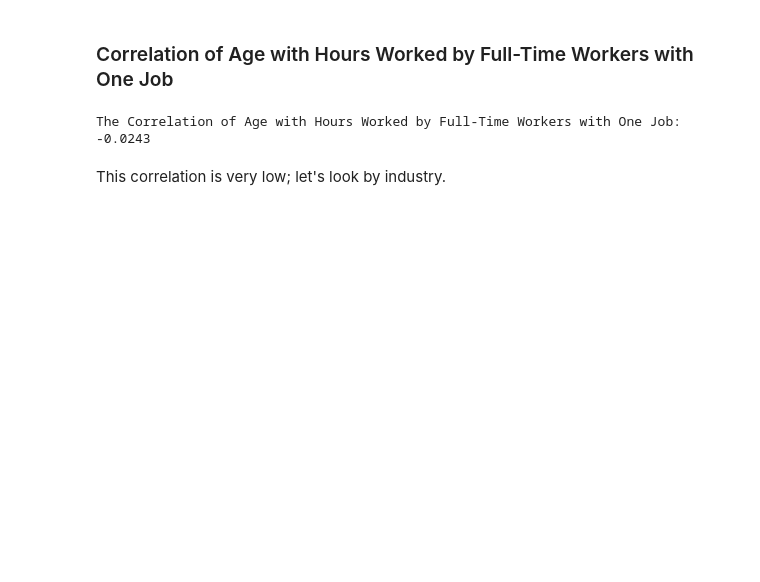
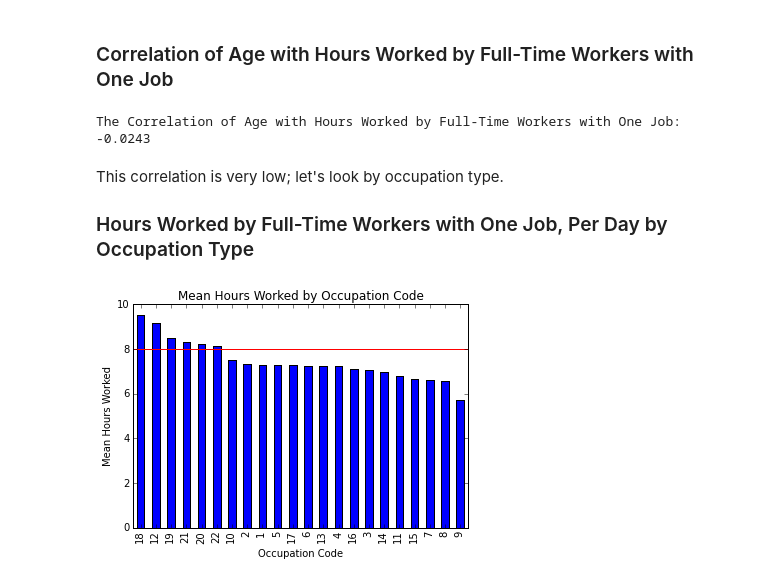
Before and after one commit to ahartz1/atus-analysis, a Jupyter notebook: atus-analysis.ipynb, the cells around one changed output. Drawn from its saved outputs; the diff is of its cells as text; code cells hidden in the pictures; blank space fills up the shorter version.

Commit message:
Add further Work analysis hrs/wk by occupation, mean hrs/day by comp/math

```diff
--- a/atus-analysis.ipynb
+++ b/atus-analysis.ipynb
@@ -581,4 +582,24 @@ print("The Correlation of Age with Hours Worked by Full-Time Workers with One Jo
 # %% [output]
 The Correlation of Age with Hours Worked by Full-Time Workers with One Job: -0.0243
 # %% [markdown]
-This correlation is very low; let's look by industry.
+This correlation is very low; let's look by occupation type.
+
+### Hours Worked by Full-Time Workers with One Job, Per Day by Occupation Type
+# %%
+ft_hw_onejob_indus = pd.merge(ft_hw_onejob, resp[['TUCASEID', 'TRDTOCC1']])
+# %%
+pivot_ft_hw_onejob_indus = ft_hw_onejob_indus.pivot_table(index='TRDTOCC1',
+                                                          columns='TUCASEID',
+                                                          values='hours_worked')
+# %%
+mean_ft_hw_indus = pivot_ft_hw_onejob_indus.sum(axis=1)/pivot_ft_hw_onejob_indus.count(axis=1)
+# %%
+mean_ft_hw_indus.order(ascending=False).plot(kind='bar',
+                                             title='Mean Hours Worked by Occupation Code')
+plt.xlabel('Occupation Code')
+plt.ylabel('Mean Hours Worked')
+xmin, xmax = plt.xlim()
+plt.hlines(8, xmin, xmax, color='r')
+plt.show()
+# %% [output]
+[figure, added]
```
Also changed, not shown: parts of 18 cells of this notebook.
